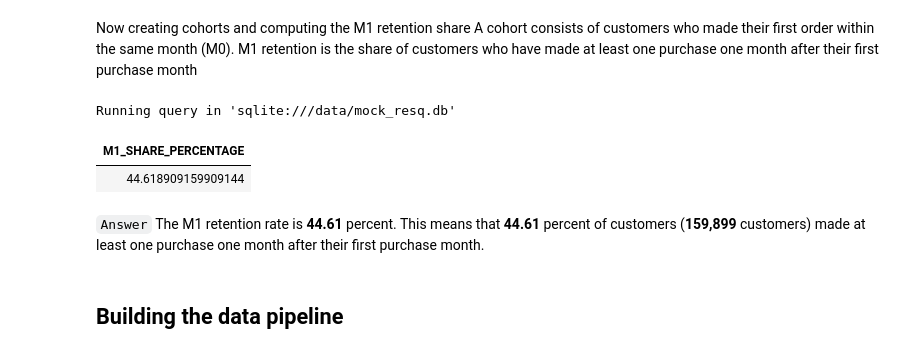
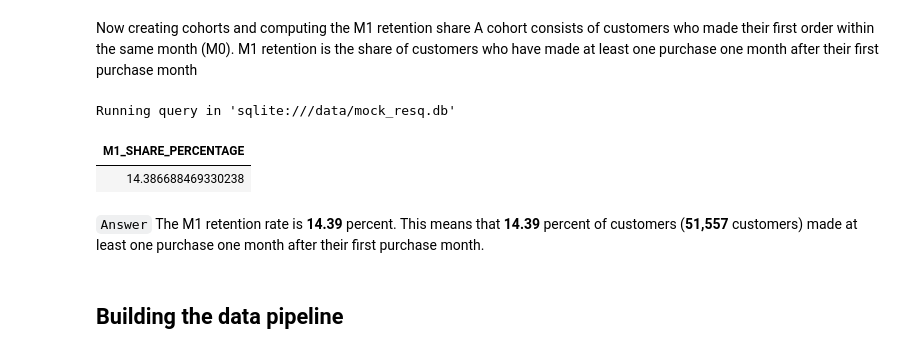
Before and after one commit to kennedyopokuasare/ResqCLV, a Jupyter notebook: data-exploration-and-pipeline.ipynb, the cells around one changed output. Cells and saved outputs as stored; diff of their text form; code cells hidden in the pictures.

Commit message:
Fix a bug where historical customer cohorts are kept

```diff
--- a/data-exploration-and-pipeline.ipynb
+++ b/data-exploration-and-pipeline.ipynb
@@ -248,38 +248,39 @@ M1 retention is the share of customers who have made at least one purchase one m
 # %%
 %%sql
 WITH FIRSTORDERDATES AS (
     SELECT
         USERID,
         MIN(DATE(CREATEDAT)) AS FIRST_ORDER_DATE
     FROM ORDERS
     GROUP BY USERID
 ),
 CUSTOMERCOUNT AS (
     SELECT COUNT(*) AS ALLCUSTOMERS FROM USERS
 ),
 M1RETENTIONCUSTOMERS AS (
-    SELECT
-        O.USERID,
-        O.CREATEDAT AS ORDER_DATE,
-        FOD.FIRST_ORDER_DATE,
-        ((strftime('%Y', O.CREATEDAT) - strftime('%Y', FOD.FIRST_ORDER_DATE)) * 12) +
-        (strftime('%m', O.CREATEDAT) - strftime('%m', FOD.FIRST_ORDER_DATE)) AS COHORT
-    FROM ORDERS O
-    LEFT JOIN FIRSTORDERDATES FOD ON O.USERID = FOD.USERID
-    WHERE COHORT > 0
-    ORDER BY O.USERID, O.CREATEDAT
+    SELECT USERID, MAX(COHORT) AS COHORT
+    FROM (
+            SELECT
+            O.USERID,
+            ((strftime('%Y', O.CREATEDAT) - strftime('%Y', FOD.FIRST_ORDER_DATE)) * 12) +
+            (strftime('%m', O.CREATEDAT) - strftime('%m', FOD.FIRST_ORDER_DATE)) AS COHORT
+        FROM ORDERS O
+        LEFT JOIN FIRSTORDERDATES FOD ON O.USERID = FOD.USERID
+    ) AS HISTORICALCOHORTS
+    WHERE COHORT>0
+    GROUP BY USERID
 )
 
 
 SELECT
     (CAST((SELECT COUNT(*) FROM M1RETENTIONCUSTOMERS) AS REAL) /
     CAST((SELECT AllCustomers FROM CustomerCount) AS REAL)) * 100 AS M1_SHARE_PERCENTAGE
 # %% [output]
 Running query in 'sqlite:///data/mock_resq.db'
 | M1_SHARE_PERCENTAGE |
-| 44.618909159909144 |
+| 14.386688469330238 |
 # %% [markdown]
-`Answer` The M1 retention rate is **44.61** percent. This means that **44.61** percent of customers (**159,899** customers) made at least one purchase one month after their first purchase month.
+`Answer` The M1 retention rate is **14.39** percent. This means that **14.39** percent of customers (**51,557** customers) made at least one purchase one month after their first purchase month.
 # %% [markdown]
 ## Building the data pipeline
 # %% [markdown]
```
Also changed, not shown: parts of 1 cell of this notebook, 3 other files.
